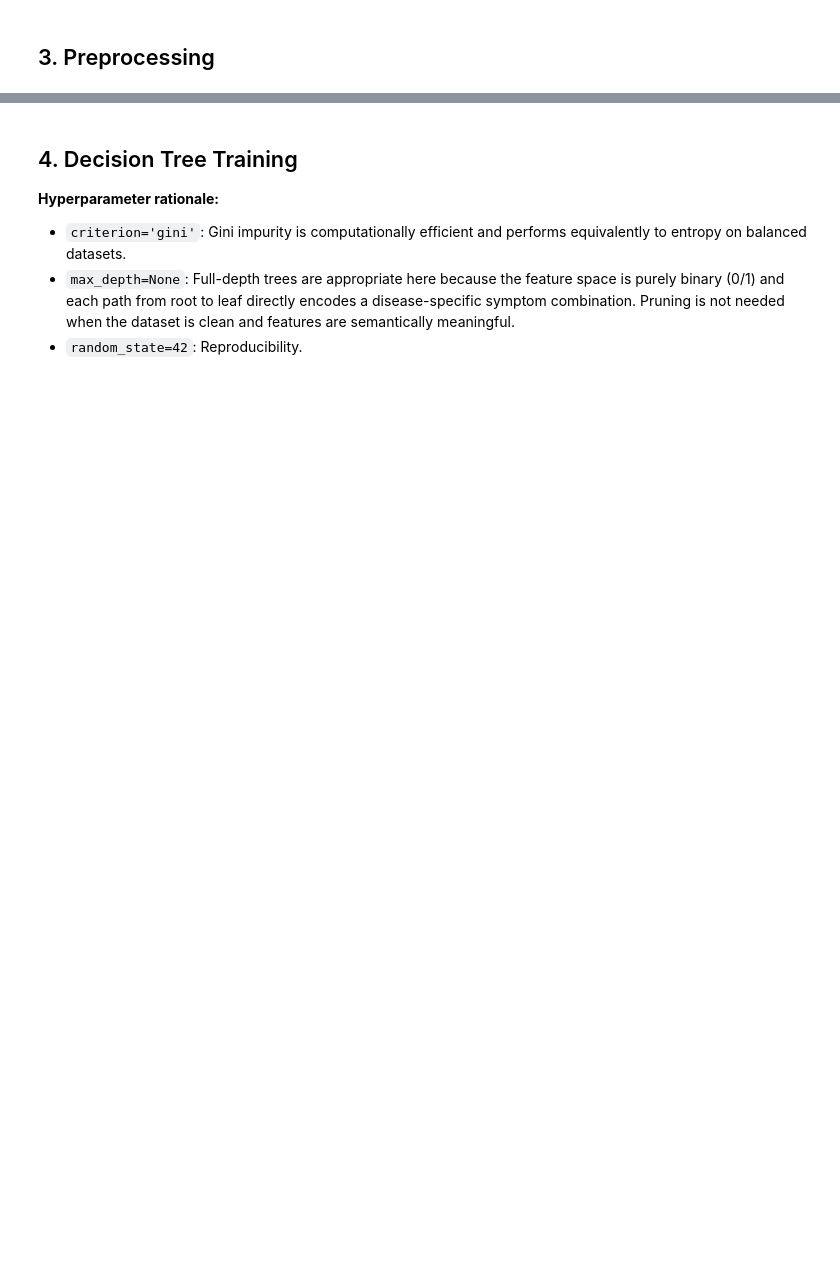
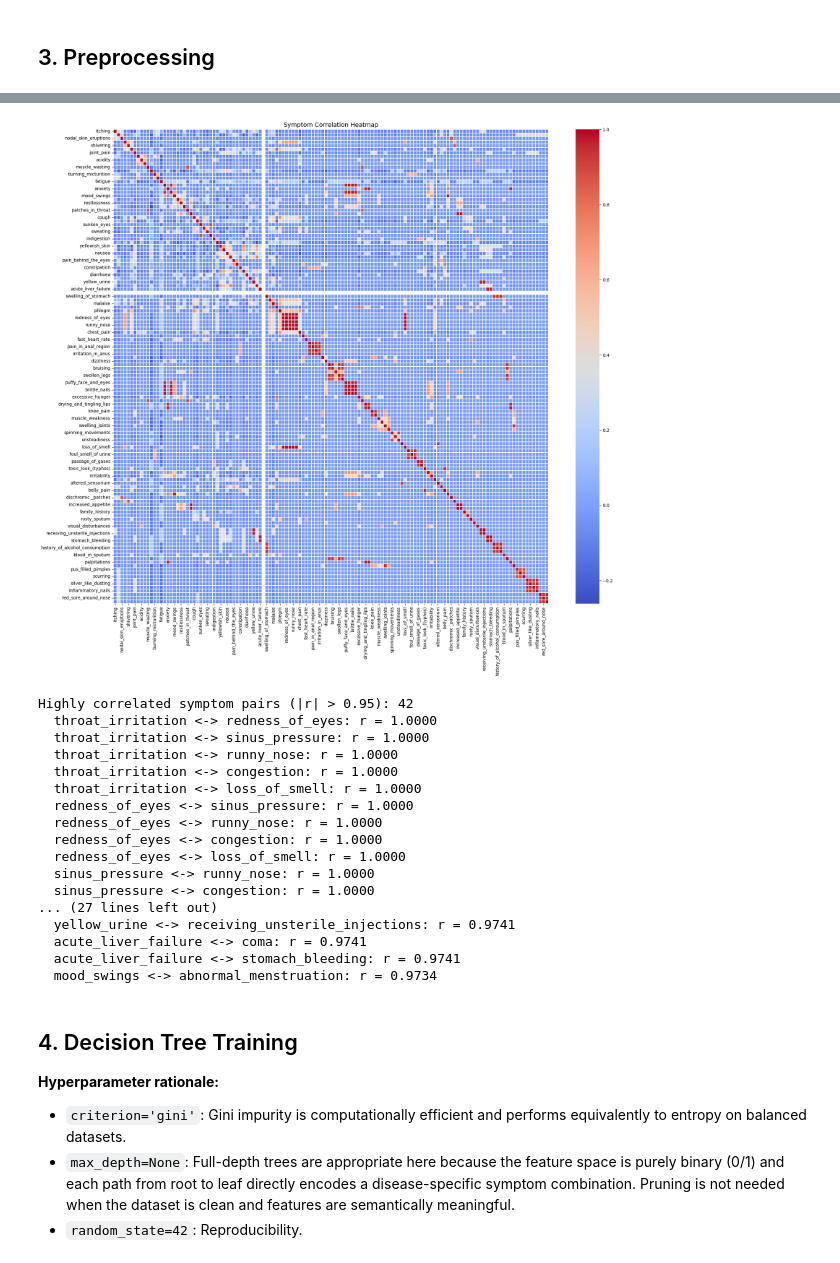
Before and after one commit to cascadingGeek/Health-Diagnosis-Chatbot-using-ML, a Jupyter notebook: notebooks/train_and_evaluate.ipynb, the cells around one changed output, grey strips where cells are left out. Drawn from its saved outputs; the diff is of its cells as text; code cells hidden in the pictures; blank space fills up the shorter version.

```diff
--- a/notebooks/train_and_evaluate.ipynb
+++ b/notebooks/train_and_evaluate.ipynb
@@ -84,3 +142,44 @@ print('Feature value range: [{}, {}]'.format(X_train.min(), X_train.max()))
+# %%
+corr_matrix = df_train[symptom_list].corr()
+
+fig, ax = plt.subplots(figsize=(20, 18))
+sns.heatmap(corr_matrix, cmap='coolwarm', linewidths=0.1, ax=ax)
+ax.set_title('Symptom Correlation Heatmap', fontsize=14)
+plt.tight_layout()
+plt.show()
+
+# Report highly correlated pairs (|r| > 0.95)
+high_corr_pairs = [
+    (symptom_list[i], symptom_list[j], corr_matrix.iloc[i, j])
+    for i in range(len(symptom_list))
+    for j in range(i + 1, len(symptom_list))
+    if abs(corr_matrix.iloc[i, j]) > 0.95
+]
+if high_corr_pairs:
+    print(f'Highly correlated symptom pairs (|r| > 0.95): {len(high_corr_pairs)}')
+    for s1, s2, r in sorted(high_corr_pairs, key=lambda x: -abs(x[2])):
+        print(f'  {s1} <-> {s2}: r = {r:.4f}')
+else:
+    print('No symptom pairs with |r| > 0.95 found.')
+# %% [output]
+[figure, added]
+Highly correlated symptom pairs (|r| > 0.95): 42
+  throat_irritation <-> redness_of_eyes: r = 1.0000
+  throat_irritation <-> sinus_pressure: r = 1.0000
+  throat_irritation <-> runny_nose: r = 1.0000
+  throat_irritation <-> congestion: r = 1.0000
+  throat_irritation <-> loss_of_smell: r = 1.0000
+  redness_of_eyes <-> sinus_pressure: r = 1.0000
+  redness_of_eyes <-> runny_nose: r = 1.0000
+  redness_of_eyes <-> congestion: r = 1.0000
+  redness_of_eyes <-> loss_of_smell: r = 1.0000
+  sinus_pressure <-> runny_nose: r = 1.0000
+  sinus_pressure <-> congestion: r = 1.0000
+... (27 lines left out)
+  yellow_urine <-> receiving_unsterile_injections: r = 0.9741
+  acute_liver_failure <-> coma: r = 0.9741
+  acute_liver_failure <-> stomach_bleeding: r = 0.9741
+  mood_swings <-> abnormal_menstruation: r = 0.9734
 # %% [markdown]
 ## 4. Decision Tree Training
 
```
Also changed, not shown: parts of 18 cells of this notebook, 2 other files.
